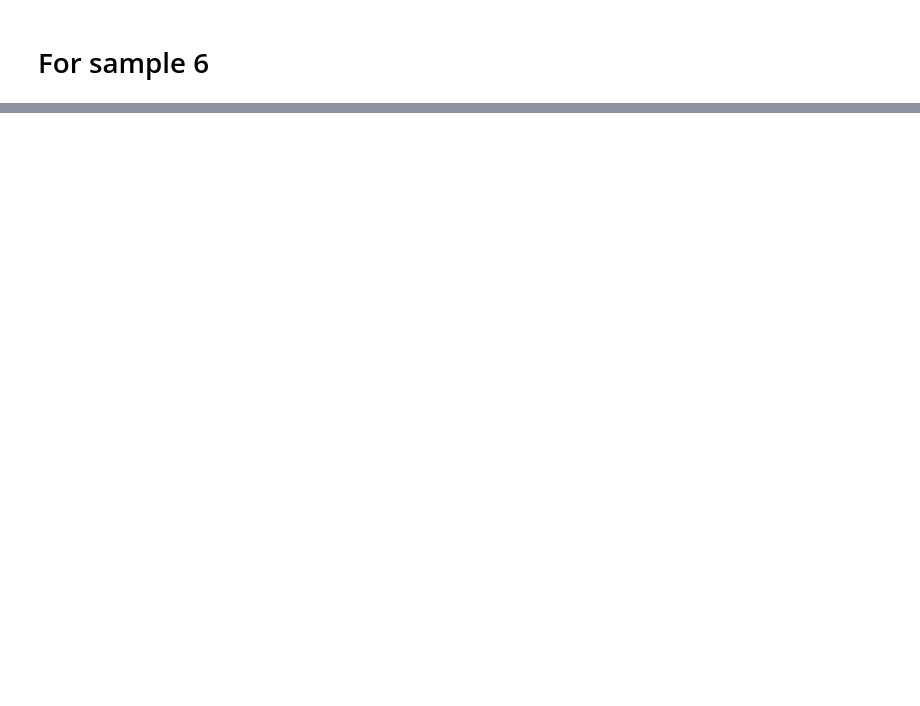
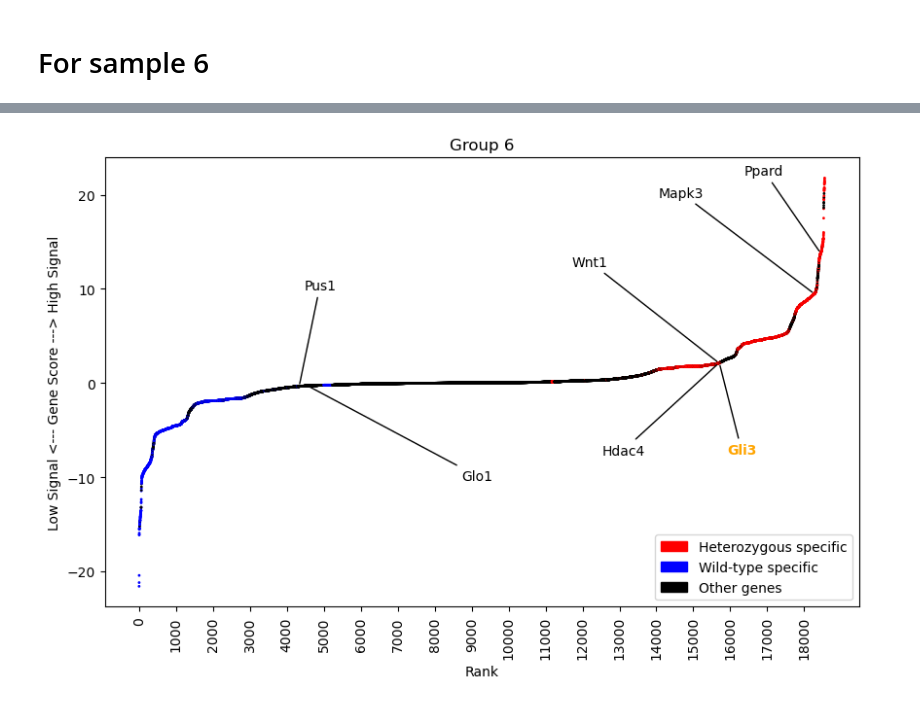
Before and after one commit to FDUguchunhui/crispr, a Jupyter notebook: notebook/analysis/wilcoxon_test.ipynb, the cells around one changed output, grey strips where cells are left out. Saved outputs shown, nothing was run; the diff lists cells and outputs as text; code cells hidden in the pictures; blank space fills up the shorter version.

```diff
--- a/notebook/analysis/wilcoxon_test.ipynb
+++ b/notebook/analysis/wilcoxon_test.ipynb
@@ -518,7 +579,7 @@ scatter_plot_data.loc[np.where(scatter_plot_data['Gene'].isin(wt_specific_group_
 import matplotlib.patches as mpatches
 import random
 
-genes_to_label = ['Pus1 ', 'Glo1', 'Chuk', 'Mapk3', 'Wnt1']
+genes_to_label = ['Pus1 ', 'Glo1', 'Mapk3', 'Wnt1']
 
 
 plt.figure(figsize=(10, 6));
@@ -547,36 +608,37 @@ for i in range(len(annot_data)):
 
     plt.annotate(
         annot_data.iloc[i]['Gene'],
         xy=(annot_data.iloc[i]['x'], annot_data.iloc[i]['y']),
         xytext=(annot_data.iloc[i]['x'] + x_offset, annot_data.iloc[i]['y']+ y_offset),
         arrowprops=dict(facecolor='black',  arrowstyle="-"),
         horizontalalignment='right', verticalalignment='bottom'
     );
 
 # # individually plot gene 'Hdac4' with arrow to the data point
-plt.annotate('Hdac4', xy=(scatter_plot_data.loc[scatter_plot_data['Gene'] == 'Hdac4', 'x'], scatter_plot_data.loc[scatter_plot_data['Gene'] == 'Hdac4', 'y']), xytext=(scatter_plot_data.loc[scatter_plot_data['Gene'] == 'Hdac4', 'x'] - 2000, scatter_plot_data.loc[scatter_plot_data['Gene'] == 'Hdac4', 'y'] - 10), arrowprops=dict(facecolor='black',  arrowstyle="-"), horizontalalignment='right', verticalalignment='bottom');
+plt.annotate('Hdac4', xy=(scatter_plot_data.loc[scatter_plot_data['Gene'] == 'Hdac4', 'x'], scatter_plot_data
+                          .loc[scatter_plot_data['Gene'] == 'Hdac4', 'y']), xytext=(scatter_plot_data
+                                                                                    .loc[scatter_plot_data['Gene'] == 'Hdac4', 'x'] - 2000, scatter_plot_data.loc[scatter_plot_data['Gene'] == 'Hdac4', 'y'] - 10), arrowprops=dict(facecolor='black',  arrowstyle="-"), horizontalalignment='right', verticalalignment='bottom');
 # # # individually plot gene 'Pus1' with arrow to the data point
 plt.annotate('Pus1', xy=(scatter_plot_data.loc[scatter_plot_data['Gene'] == 'Pus1', 'x'], scatter_plot_data.loc[scatter_plot_data['Gene'] == 'Pus1', 'y']), xytext=(scatter_plot_data.loc[scatter_plot_data['Gene'] == 'Pus1', 'x'] + 1000, scatter_plot_data.loc[scatter_plot_data['Gene'] == 'Pus1', 'y'] + 10), arrowprops=dict(facecolor='black',  arrowstyle="-"), horizontalalignment='right', verticalalignment='bottom');
-# # # individually plot gene  'Map2k2' with arrow to the data point
-plt.annotate('Map2k2', xy=(scatter_plot_data.loc[scatter_plot_data['Gene'] == 'Map2k2', 'x'], scatter_plot_data.loc[scatter_plot_data['Gene'] == 'Map2k2', 'y']), xytext=(scatter_plot_data.loc[scatter_plot_data['Gene'] == 'Map2k2', 'x'] - 1000, scatter_plot_data.loc[scatter_plot_data['Gene'] == 'Map2k2', 'y'] - 20), arrowprops=dict(facecolor='black',  arrowstyle="-"), horizontalalignment='right', verticalalignment='bottom');
-# # # individually plot gene 'Eif2ak2' with arrow to the data point
-plt.annotate('Eif2ak2', xy=(scatter_plot_data.loc[scatter_plot_data['Gene'] == 'Eif2ak2', 'x'], scatter_plot_data.loc[scatter_plot_data['Gene'] == 'Eif2ak2', 'y']), xytext=(scatter_plot_data.loc[scatter_plot_data['Gene'] == 'Eif2ak2', 'x'], scatter_plot_data.loc[scatter_plot_data['Gene'] == 'Eif2ak2', 'y'] - 20), arrowprops=dict(facecolor='black',  arrowstyle="-"), horizontalalignment='right', verticalalignment='bottom');
 # individually plot gene ''Ppard' with arrow to the data point
 plt.annotate('Ppard', xy=(scatter_plot_data.loc[scatter_plot_data['Gene'] == 'Ppard', 'x'], scatter_plot_data.loc[scatter_plot_data['Gene'] == 'Ppard', 'y']), xytext=(scatter_plot_data.loc[scatter_plot_data['Gene'] == 'Ppard', 'x'] - 1000, scatter_plot_data.loc[scatter_plot_data['Gene'] == 'Ppard', 'y'] + 8), arrowprops=dict(facecolor='black',  arrowstyle="-"), horizontalalignment='right', verticalalignment='bottom');
 # # individually plot gene 'Gli3' with arrow to the data point
-plt.annotate('Gli3', xy=(scatter_plot_data.loc[scatter_plot_data['Gene'] == 'Gli3', 'x'], scatter_plot_data.loc[scatter_plot_data['Gene'] == 'Gli3', 'y']), xytext=(scatter_plot_data.loc[scatter_plot_data['Gene'] == 'Gli3', 'x'] - 1000, scatter_plot_data.loc[scatter_plot_data['Gene'] == 'Gli3', 'y'] - 10),
+plt.annotate('Gli3', xy=(scatter_plot_data.loc[scatter_plot_data['Gene'] == 'Gli3', 'x'], scatter_plot_data
+                         .loc[scatter_plot_data['Gene'] == 'Gli3', 'y']), xytext=(scatter_plot_data.loc[scatter_plot_data['Gene'] == 'Gli3', 'x'] + 1000, scatter_plot_data.loc[scatter_plot_data['Gene'] == 'Gli3', 'y'] - 10),
              #color to green
              color='orange',
              # bold the text
                 weight='bold',
              arrowprops=dict(facecolor='green',  arrowstyle="-"), horizontalalignment='right', verticalalignment='bottom');
 
 
 red_patch = mpatches.Patch(color='red', label='Heterozygous specific')
 blue_patch = mpatches.Patch(color='blue', label='Wild-type specific')
 black_patch = mpatches.Patch(color='black', label='Other genes')
 # plot legend at bottom right location
 plt.legend(handles=[red_patch, blue_patch, black_patch], loc='lower right', fontsize=10);
 # save the plot
 plt.savefig('/Users/cgu3/Documents/Crispr/documents/Figures/group6_gene_score_plot.png', bbox_inches='tight');
 plt.show();
+# %% [output]
+[figure, added]
```
Also changed, not shown: parts of 17 cells of this notebook, 1 other file.
